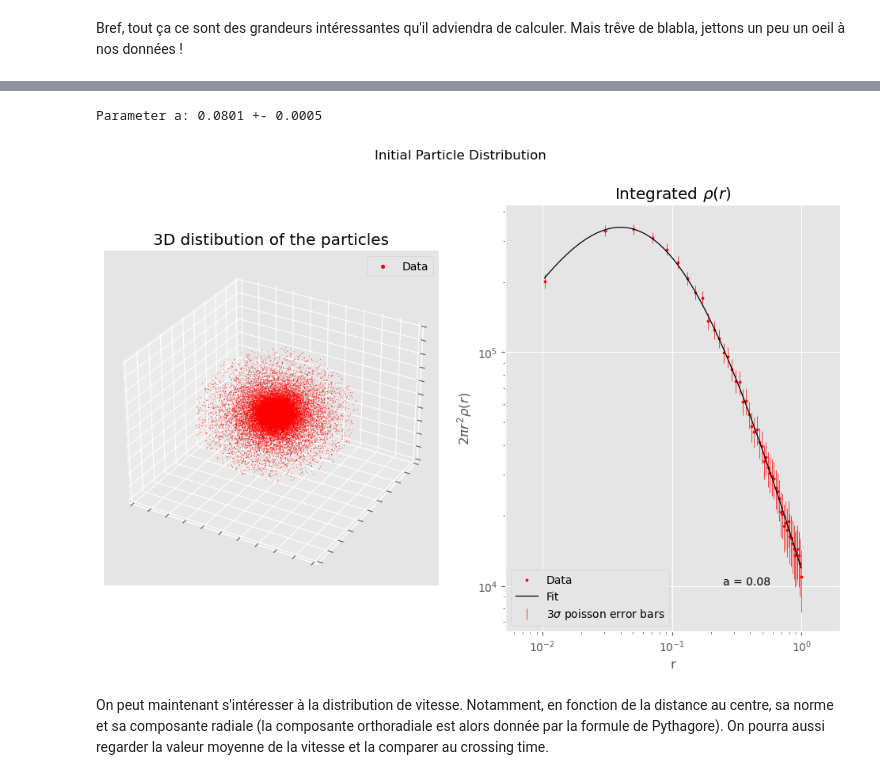
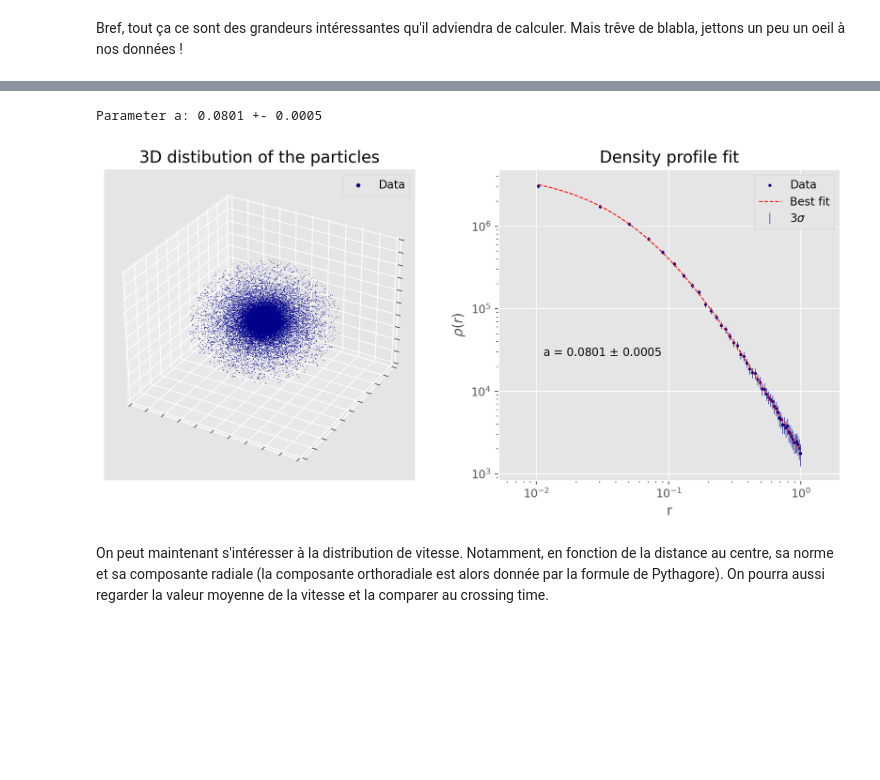
Before and after one commit to ProfesseurShadoko/compastro, a Jupyter notebook: scripts/main.ipynb, the cells around one changed output, grey strips where cells are left out. Cells and saved outputs as stored; diff of their text form; code cells hidden in the pictures; blank space fills up the shorter version.

```diff
--- a/scripts/main.ipynb
+++ b/scripts/main.ipynb
@@ -136,13 +239,13 @@ df_to_plot = particles_data[particles_data["r"]<1]
 M = particles_data["m"].sum()
 
 #3d scatter of the data
-plt.figure()
-plt.suptitle("Initial Particle Distribution")
+plt.figure(figsize=(12, 5), dpi=200)
+#plt.suptitle("Initial Particle Distribution")
 grid = GridSpec(1, 2, hspace=1)
 plt.subplot(grid[0], projection="3d")
 plt.title("3D distibution of the particles")
-plt.gca().scatter(df_to_plot["x"], df_to_plot["y"], df_to_plot["z"], color='red', s=0.1)
-plt.gca().scatter([],[],[], label="Data", color='red', s=10)
+plt.gca().scatter(df_to_plot["x"], df_to_plot["y"], df_to_plot["z"], color='darkblue', s=0.1)
+plt.gca().scatter([],[],[], label="Data", color='darkblue', s=10)
 plt.legend()
 plt.xticks(plt.xticks()[0], [])
 plt.yticks(plt.yticks()[0], [])
@@ -169,40 +272,45 @@ print(f"Parameter a: {a:.4f} +- {uncertainty:.4f}")
 
 # count the number of particles in each bin
 
-plt.title(r"Integrated $\rho(r)$")
+plt.title(r"Density profile fit")
+
+hist /= bin_centers * 2 * np.pi
+errors /= bin_centers * 2 * np.pi
 
 
-plt.scatter(bin_centers, hist, color='red', s=5, label="Data")
+plt.scatter(bin_centers, hist, color='darkblue', s=5, label="Data")
 
 
-plt.errorbar(bin_centers, hist, yerr=errors, fmt='none', color='red', elinewidth=0.5, label = "$3\sigma$ poisson error bars") # we don't see a thing...
+plt.errorbar(bin_centers, hist, yerr=errors, fmt='none', color='darkblue', elinewidth=0.5, label = r"$3\sigma$") # we don't see a thing...
 
-plt.plot(x, rho(x, a), label="Fit", color='black', linewidth=0.9)
+plt.plot(x, rho(x, a) / x / 2 / np.pi, label="Best fit", color='red', linewidth=0.9, linestyle='--')
 #errors = np.sqrt(rho(x, a))*5
 #plt.fill_between(x, rho(x, a)-errors, rho(x, a)+errors, alpha=0.3, color='black')
-plt.text(0.65, 0.11, f"a = {a:.2f}", transform=plt.gca().transAxes)
+plt.text(0.13, 0.4, f"a = {a:.4f}"r" $\pm$ "f"{uncertainty:.4f}", transform=plt.gca().transAxes)
 
 plt.xlabel("r")
-plt.ylabel(r"$2 \pi r^2 \rho(r)$")
+plt.ylabel(r"$\rho(r)$")
 plt.xlim(np.min(x)/2, np.max(x)*2)
+
 
 plt.xscale("log")
 plt.yscale("log")
 
 plt.legend()
+plt.savefig("plots/hernquist_fit.png")
 plt.show()
 
 
 
 # let's use fitted a
 def cumulative_mass(r):
     return M * r**2 / (r+a)**2
 
 def v_circular(r):
     return np.sqrt(cumulative_mass(r) / r) # \sqrt{GM/r}
 # %% [output]
 Parameter a: 0.0801 +- 0.0005
-[figure, old version]
+[figure, new version]
 # %% [markdown]
 On peut maintenant s'intéresser à la distribution de vitesse. Notamment, en fonction de la distance au centre, sa norme et sa composante radiale (la composante orthoradiale est alors donnée par la formule de Pythagore). On pourra aussi regarder la valeur moyenne de la vitesse et la comparer au crossing time.
 # %%
```
Also changed, not shown: parts of 8 cells of this notebook, 2 other files.
